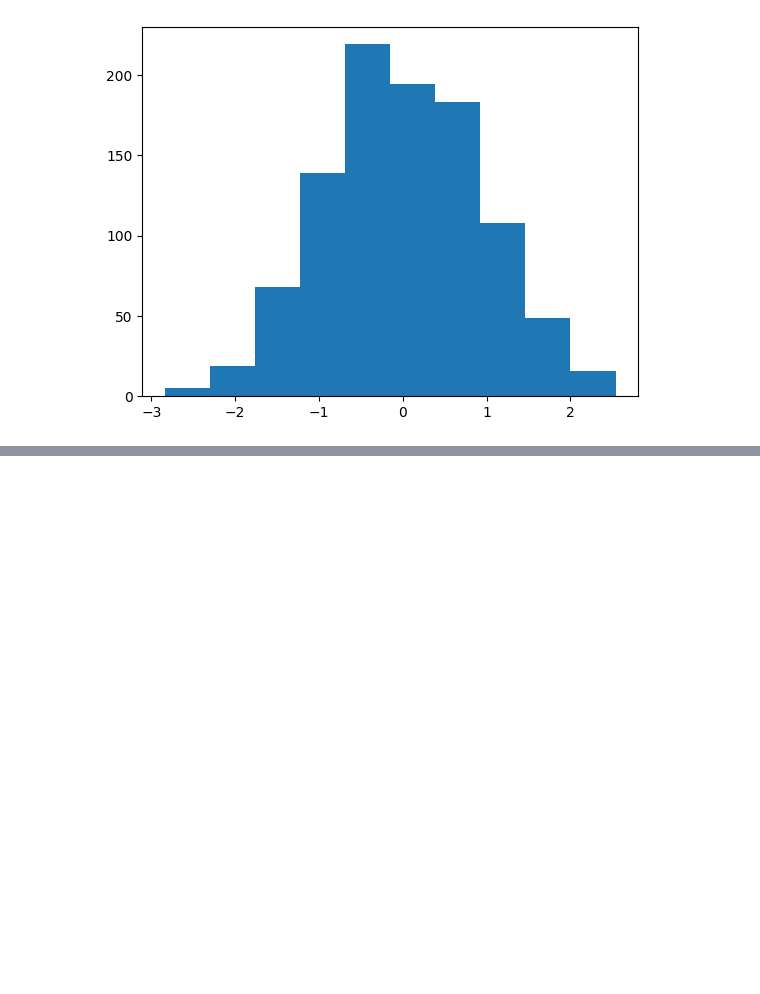
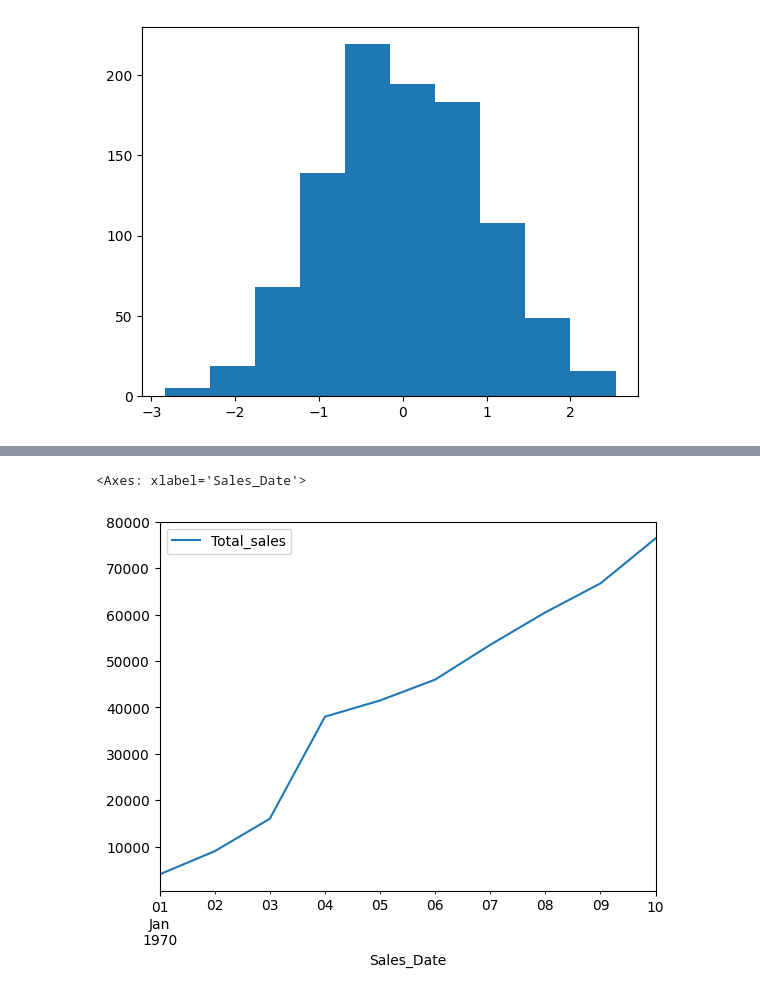
Before and after one commit to AtharvPat/MACHINE-LEARNING_DATA-SCIENCE-, a Jupyter notebook: MATPLOTLIB_ASSIGNMENT/plt_assignment.ipynb, the cells around one changed output, grey strips where cells are left out. Drawn from its saved outputs; the diff is of its cells as text; code cells hidden in the pictures; blank space fills up the shorter version.

```diff
--- a/MATPLOTLIB_ASSIGNMENT/plt_assignment.ipynb
+++ b/MATPLOTLIB_ASSIGNMENT/plt_assignment.ipynb
@@ -145,0 +165,4 @@ ax.hist(x);
+# %%
+# Import the '../data/car-sales.csv' into a DataFame called car_sales and view
+car_sales = pd.read_csv("D:\MACHINE LEARNING UDEMY COURSE\LIBRARIES\MATPLOTLIB\MATPLOTLIB_ASSIGNMENT\DATA\car-sales.csv")
+car_sales
@@ -145,0 +181,12 @@ ax.hist(x);
+# %%
+# Try to plot the 'Price' column using the plot() function
+car_sales["Price"] = car_sales["Price"].str.replace("$", '').str.replace(',','').astype(float)
+# %%
+# Add a column called 'Total Sales' to car_sales which cumulatively adds the 'Price' column
+car_sales["Total_sales"] = car_sales["Price"].cumsum()
+# %%
+# Add a column called 'Sale Date' which lists a series of successive dates starting from today (your today)
+car_sales["Sales_Date"] = pd.date_range(1/1/2024,periods = len(car_sales))
+
+# View the car_sales DataFrame
+car_sales
@@ -145,0 +205,6 @@ ax.hist(x);
+# %%
+# Use the plot() function to plot the 'Sale Date' column versus the 'Total Sales' column
+car_sales.plot(x = "Sales_Date", y = "Total_sales")
+# %% [output]
+<Axes: xlabel='Sales_Date'>
+[figure, added]
```
Also changed, not shown: parts of 21 cells of this notebook.
